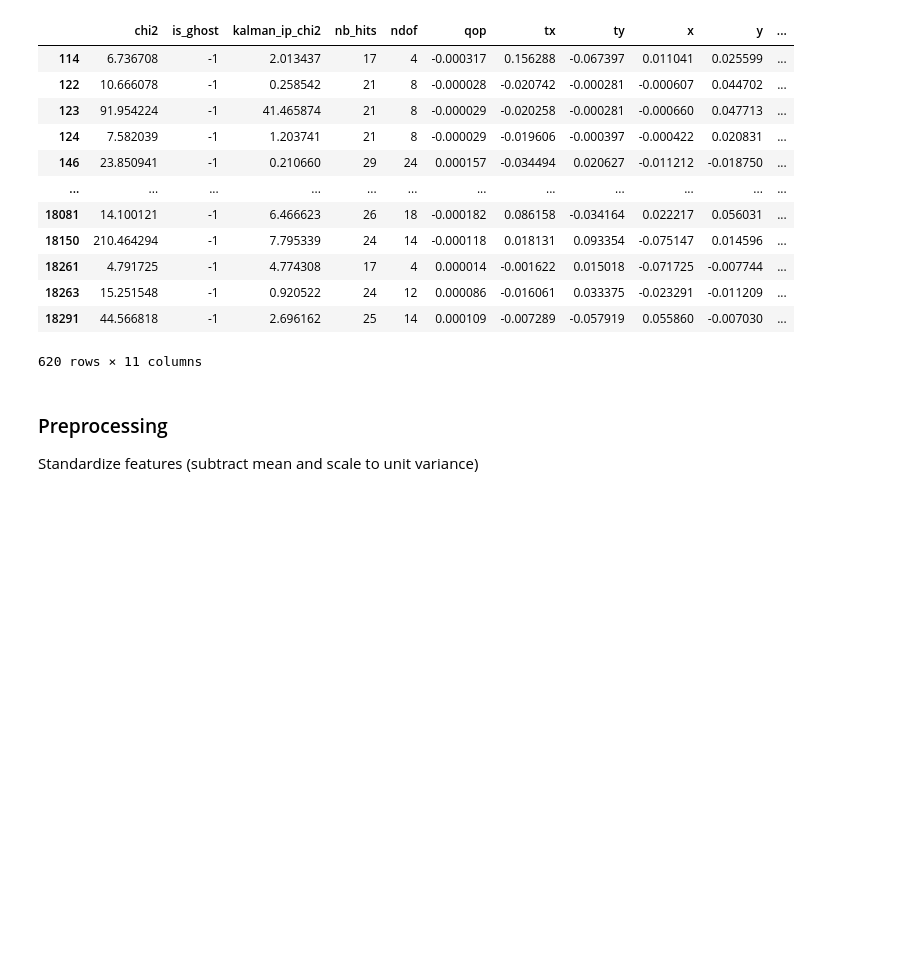
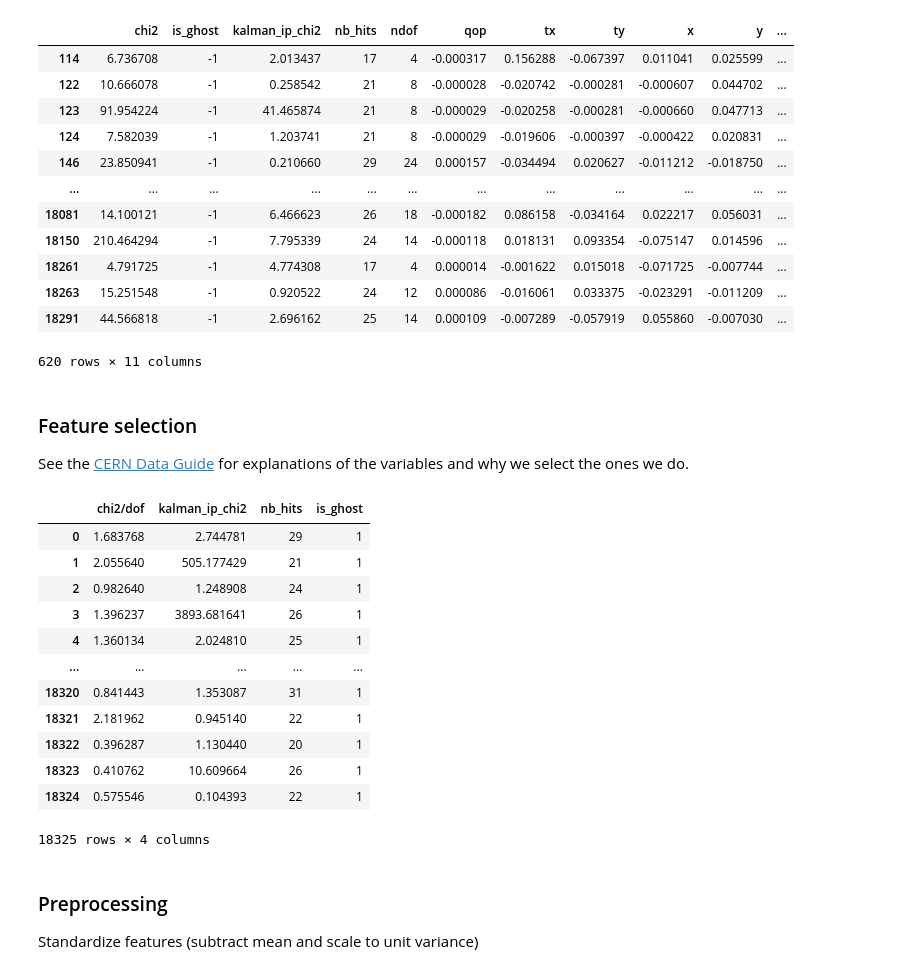
Before and after one commit to welremco/Group3QuantumOneClassSVMs, a Jupyter notebook: cern_data_application.ipynb, the cells around one changed output. Drawn from its saved outputs; the diff is of its cells as text; code cells hidden in the pictures; blank space fills up the shorter version.

```diff
--- a/cern_data_application.ipynb
+++ b/cern_data_application.ipynb
@@ -111,6 +111,31 @@ cern_data[cern_data['is_ghost'] == -1]
 | 18263 | 15.251548 | -1 | 0.920522 | 24 | 12 | 0.000086 | -0.016061 | 0.033375 | -0.023291 | -0.011209 | ... |
 | 18291 | 44.566818 | -1 | 2.696162 | 25 | 14 | 0.000109 | -0.007289 | -0.057919 | 0.055860 | -0.007030 | ... |
 620 rows × 11 columns
+# %% [markdown]
+### Feature selection
+
+See the [CERN Data Guide](https://docs.google.com/document/d/1EQr-oIjMbOGgLth4iChvGo2jRGnEAutgjDI_1fn2nag/edit#) for explanations of the variables and why we select the ones we do.
+# %%
+# create new column for a normalized chi squared measure
+cern_data['chi2/dof'] = cern_data['chi2']/cern_data['ndof']
+
+# select most important features as explained in the Data Guide
+cern_data = cern_data[['chi2/dof', 'kalman_ip_chi2', 'nb_hits', 'is_ghost']]
+cern_data
+# %% [output]
+|  | chi2/dof | kalman_ip_chi2 | nb_hits | is_ghost |
+| 0 | 1.683768 | 2.744781 | 29 | 1 |
+| 1 | 2.055640 | 505.177429 | 21 | 1 |
+| 2 | 0.982640 | 1.248908 | 24 | 1 |
+| 3 | 1.396237 | 3893.681641 | 26 | 1 |
+| 4 | 1.360134 | 2.024810 | 25 | 1 |
+| ... | ... | ... | ... | ... |
+| 18320 | 0.841443 | 1.353087 | 31 | 1 |
+| 18321 | 2.181962 | 0.945140 | 22 | 1 |
+| 18322 | 0.396287 | 1.130440 | 20 | 1 |
+| 18323 | 0.410762 | 10.609664 | 26 | 1 |
+| 18324 | 0.575546 | 0.104393 | 22 | 1 |
+18325 rows × 4 columns
 # %% [markdown]
 ### Preprocessing
 
```
Also changed, not shown: parts of 10 cells of this notebook.
